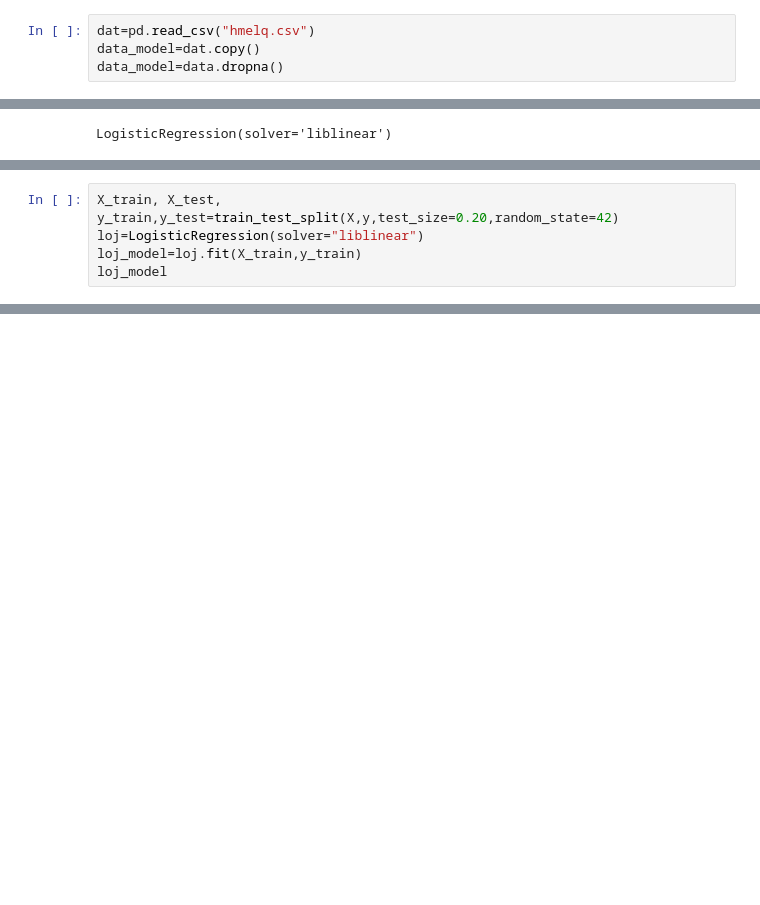
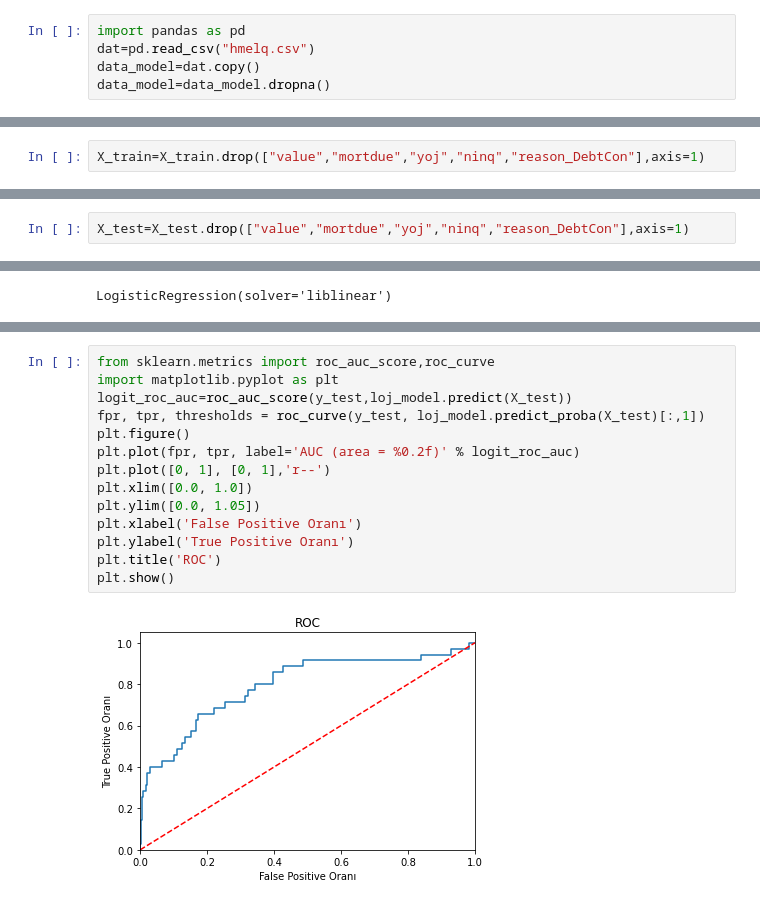
Before and after one commit to Kodluyoruz-Ankara-Veri-Bilimi/assignment_Beyza, a Jupyter notebook: homework1/processflow_classes.ipynb, the cells around one changed output, grey strips where cells are left out. Saved outputs shown, nothing was run; the diff lists cells and outputs as text; blank space fills up the shorter version.

```diff
--- a/homework1/processflow_classes.ipynb
+++ b/homework1/processflow_classes.ipynb
@@ -428,9 +428,10 @@ import matplotlib.pyplot as plt
 from sklearn.linear_model import LogisticRegression
 from sklearn.metrics import confusion_matrix, accuracy_score, classification_report
 # %%
+import pandas as pd
 dat=pd.read_csv("hmelq.csv")
 data_model=dat.copy()
-data_model=data.dropna()
+data_model=data_model.dropna()
 # %%
 dms=pd.get_dummies(data_model[["job","reason"]])
 dms.head()
@@ -457,0 +531,2 @@ X_train, X_test, y_train,y_test=train_test_split(X,y,test_size=0.20,random_state
+# %%
+X_train=X_train.drop(["value","mortdue","yoj","ninq","reason_DebtCon"],axis=1)
@@ -458,3 +561,5 @@ X_train, X_test, y_train,y_test=train_test_split(X,y,test_size=0.20,random_state
+# %%
+X_test=X_test.drop(["value","mortdue","yoj","ninq","reason_DebtCon"],axis=1)
 # %%
 loj=LogisticRegression(solver="liblinear")
 loj_model=loj.fit(X_train,y_train)
@@ -615,5 +615,0 @@ X=X.drop(["debtinc"],axis=1)
-# %%
-X_train, X_test, y_train,y_test=train_test_split(X,y,test_size=0.20,random_state=42)
-loj=LogisticRegression(solver="liblinear")
-loj_model=loj.fit(X_train,y_train)
-loj_model
@@ -646,0 +655,16 @@ cross_val_score(loj_model,X_train,y_train, cv=10).mean()
+# %%
+from sklearn.metrics import roc_auc_score,roc_curve
+import matplotlib.pyplot as plt
+logit_roc_auc=roc_auc_score(y_test,loj_model.predict(X_test))
+fpr, tpr, thresholds = roc_curve(y_test, loj_model.predict_proba(X_test)[:,1])
+plt.figure()
+plt.plot(fpr, tpr, label='AUC (area = %0.2f)' % logit_roc_auc)
+plt.plot([0, 1], [0, 1],'r--')
+plt.xlim([0.0, 1.0])
+plt.ylim([0.0, 1.05])
+plt.xlabel('False Positive Oranı')
+plt.ylabel('True Positive Oranı')
+plt.title('ROC')
+plt.show()
+# %% [output]
+[figure, added]
```
Also changed, not shown: parts of 33 cells of this notebook.
